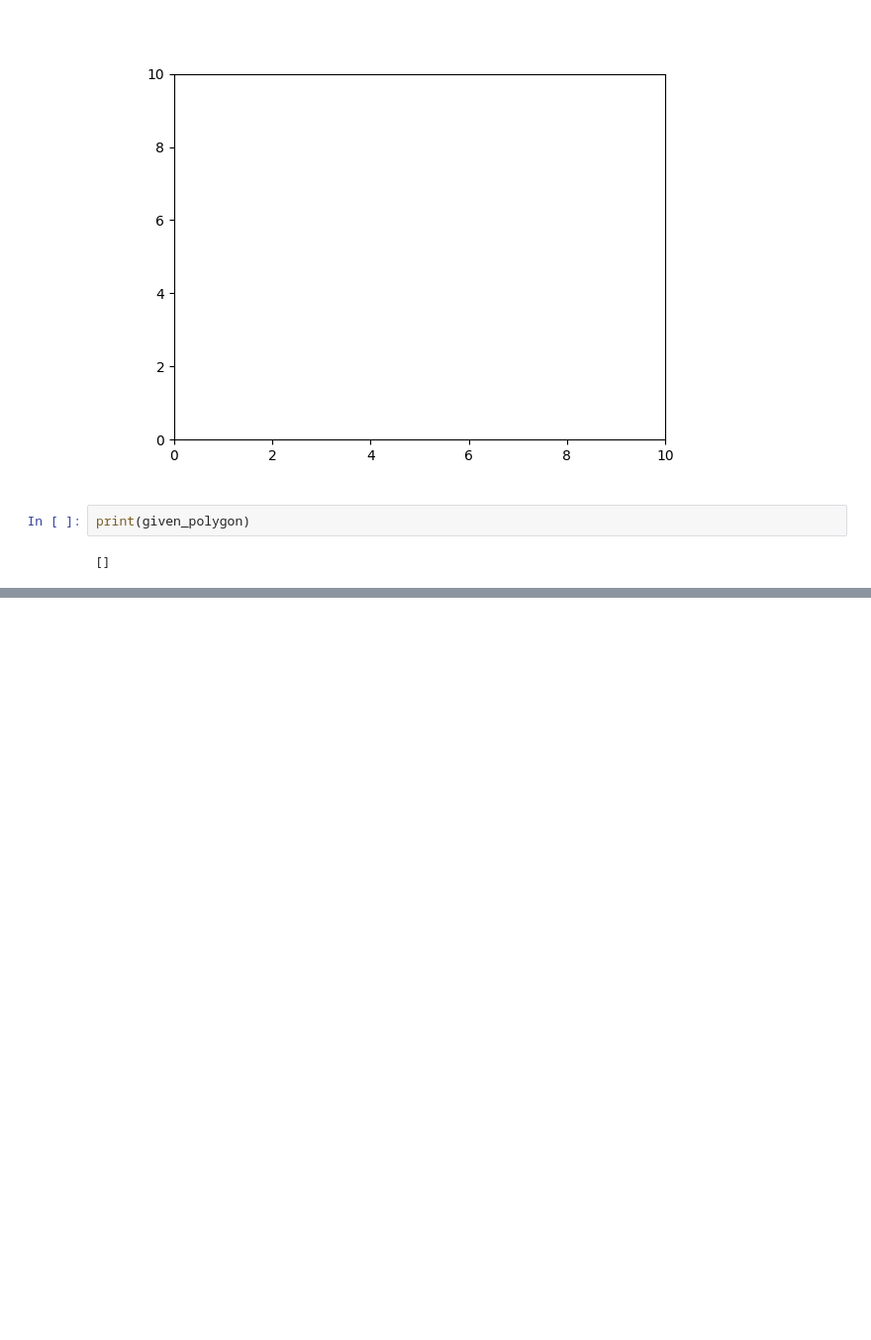
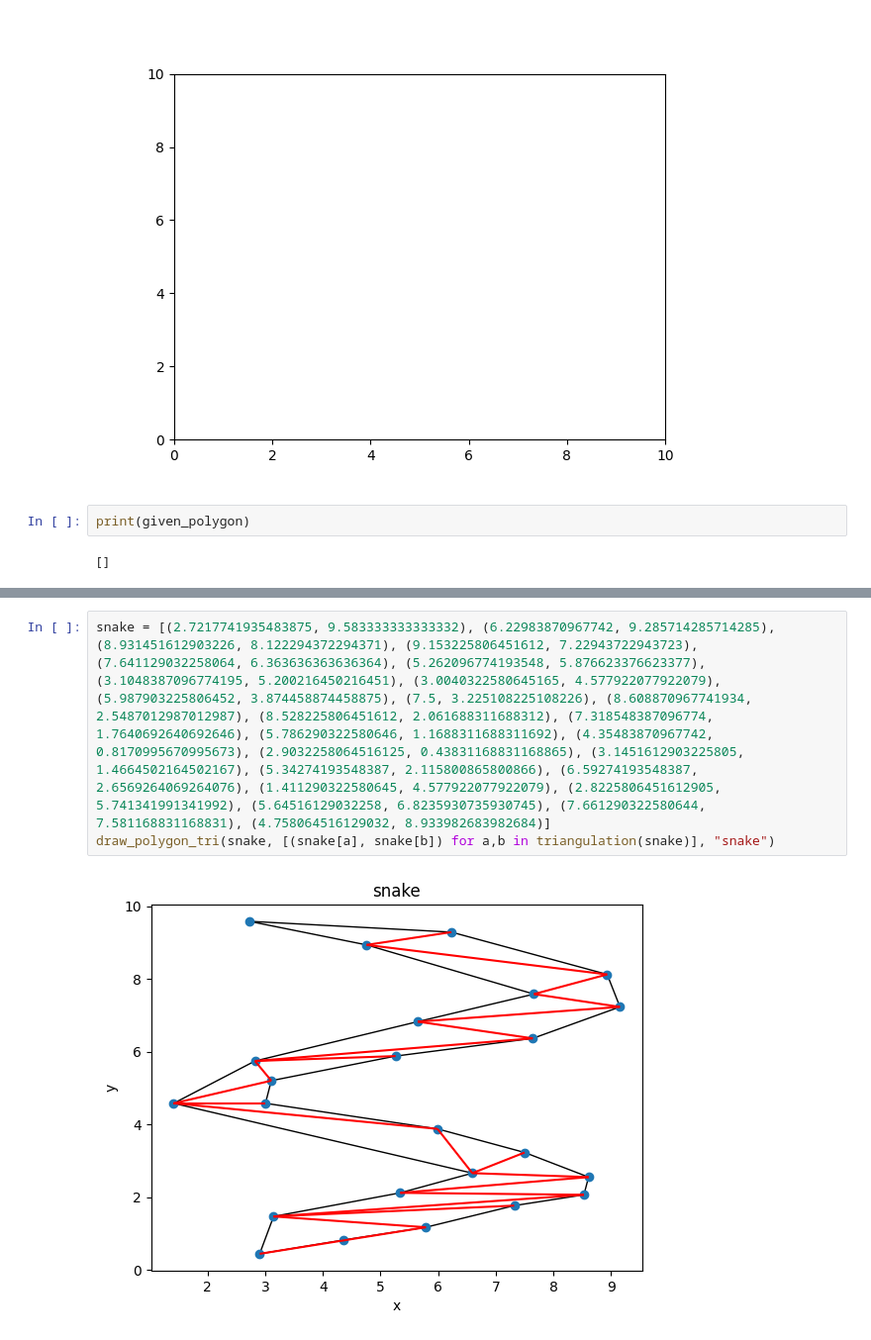
Before and after one commit to radoslawrolka/Geometric_Algorithms, a Jupyter notebook: lab3/Rolka_kod_3.ipynb, the cells around one changed output, grey strips where cells are left out. Shown at 99% size. Saved outputs shown, nothing was run; the diff lists cells and outputs as text; blank space fills up the shorter version.

```diff
--- a/lab3/Rolka_kod_3.ipynb
+++ b/lab3/Rolka_kod_3.ipynb
@@ -582,0 +589,5 @@ print(given_polygon)
+# %%
+snake = [(2.7217741935483875, 9.583333333333332), (6.22983870967742, 9.285714285714285), (8.931451612903226, 8.122294372294371), (9.153225806451612, 7.22943722943723), (7.641129032258064, 6.363636363636364), (5.262096774193548, 5.876623376623377), (3.1048387096774195, 5.200216450216451), (3.0040322580645165, 4.577922077922079), (5.987903225806452, 3.874458874458875), (7.5, 3.225108225108226), (8.608870967741934, 2.5487012987012987), (8.528225806451612, 2.061688311688312), (7.318548387096774, 1.7640692640692646), (5.786290322580646, 1.1688311688311692), (4.35483870967742, 0.8170995670995673), (2.9032258064516125, 0.43831168831168865), (3.1451612903225805, 1.4664502164502167), (5.34274193548387, 2.115800865800866), (6.59274193548387, 2.6569264069264076), (1.411290322580645, 4.577922077922079), (2.8225806451612905, 5.741341991341992), (5.64516129032258, 6.8235930735930745), (7.661290322580644, 7.581168831168831), (4.758064516129032, 8.933982683982684)]
+draw_polygon_tri(snake, [(snake[a], snake[b]) for a,b in triangulation(snake)], "snake")
+# %% [output]
+[figure, added]
```
Also changed, not shown: parts of 2 cells of this notebook, 1 other file.
